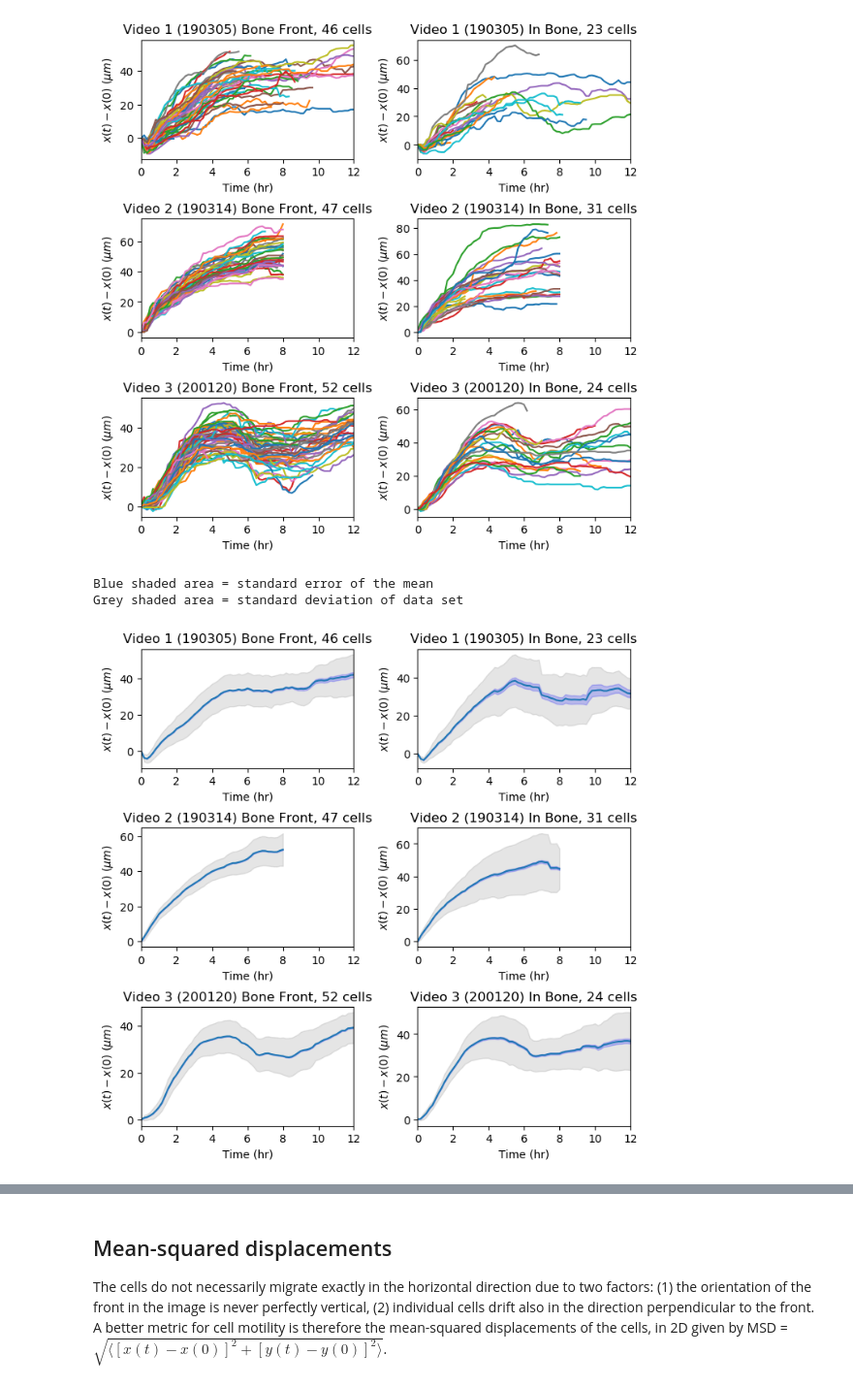
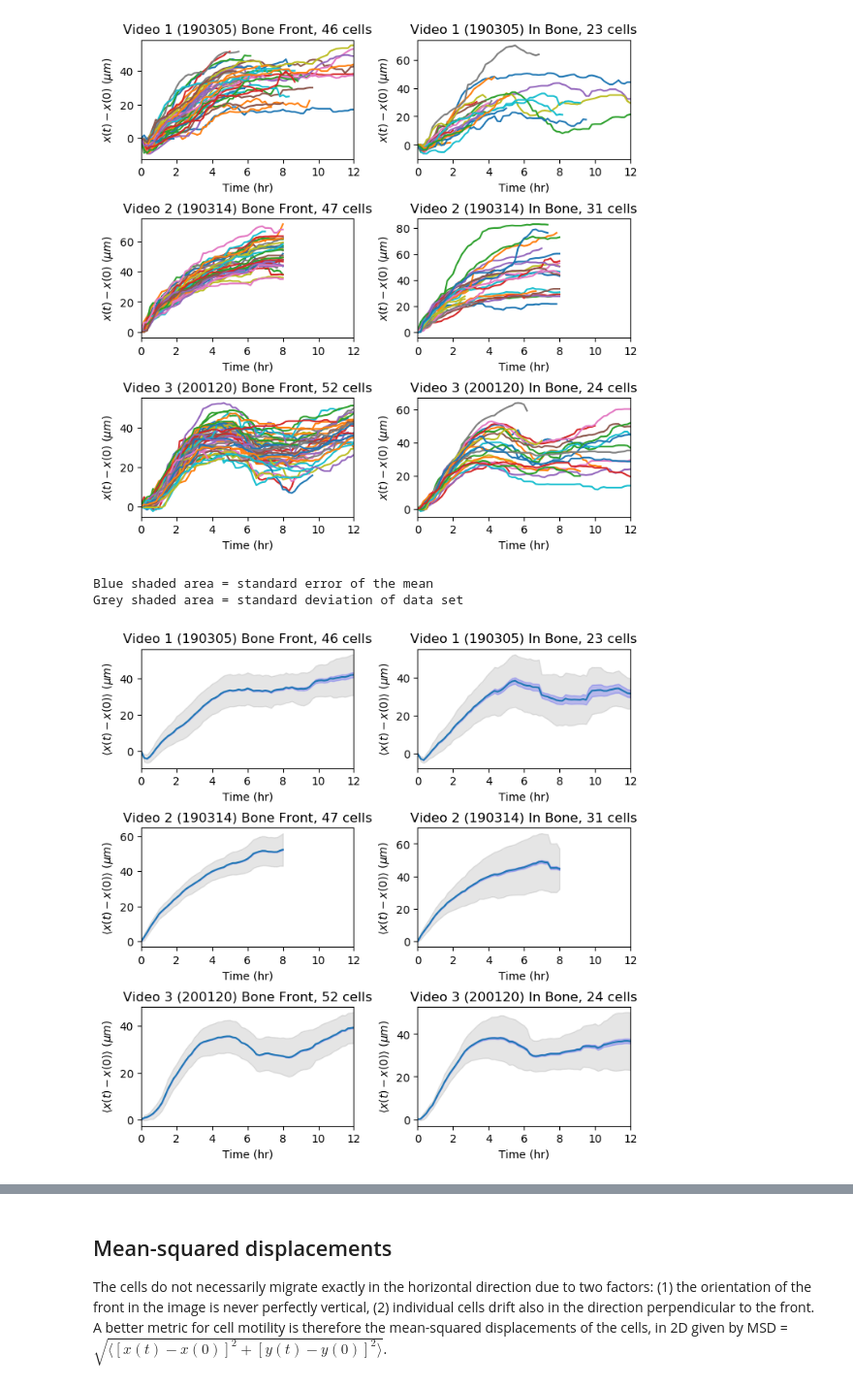
Before and after one commit to YitengDang/For_sharing, a Jupyter notebook: Analyze_single_cell_tracks.ipynb, the cells around one changed output, grey strips where cells are left out. Shown at 97% size. Drawn from its saved outputs; the diff is of its cells as text; code cells hidden in the pictures.

```diff
--- a/Analyze_single_cell_tracks.ipynb
+++ b/Analyze_single_cell_tracks.ipynb
@@ -138,39 +138,46 @@ plt.show()
 [figure]
 # %%
 # --- Average over all cells ---
+# Store for later
+X_displacements_avg_all = [[None, None] for _ in range(N_videos)];
+sem_all_all = [[None, None] for _ in range(N_videos)];
+
 # Plot displacements in horizontal direction vs t
 fig, axs = plt.subplots(N_videos, 2, figsize=(8, 8), dpi=100)
 for i1 in range(N_videos):
     pix_per_micron = pix_per_micron_all[i1];
     for i2 in range(2):
         X_all = X_all_all[i1][i2];
         N_cells = N_cells_all[i1][i2];
-        slices_all = slices_all_all[i1][i2];
-        slices = slices_all[0, :];
+        slices = slices_all_all[i1][i2][0];
 
         # Compute mean
         X_displacements = np.array(list(map(lambda x: x-x[0], X_all)))/pix_per_micron; # units: microns
         X_displacements_avg = np.nanmean(X_displacements, axis=0);
 
         # Compute SEM
         std_all = np.nanstd(X_displacements, axis=0); # Std for each time point
         n_all = np.sum(~np.isnan(X_displacements), axis=0); # no. data points per time point
         sem_all = std_all/n_all;
 
         axs[i1, i2].plot(slices, X_displacements_avg)
         axs[i1, i2].fill_between(slices, X_displacements_avg+std_all, X_displacements_avg-std_all, alpha=0.2, color='gray')
         axs[i1, i2].fill_between(slices, X_displacements_avg+sem_all, X_displacements_avg-sem_all, alpha=0.2, color='b')
         this_title = 'Video {} ({}) {}, {} cells'.format(i1+1, video_labels[i1], names_compare[i2], str(N_cells));
-        axs[i1, i2].set(xlabel='Time (hr)', ylabel='$x(t) - x(0)$ ($\\mu m$)', title=this_title, xlim=[t_lower, 12])
+        axs[i1, i2].set(xlabel='Time (hr)', ylabel='$\\langle x(t) - x(0) \\rangle$ ($\\mu m$)', title=this_title, xlim=[t_lower, 12])
+
+        # store results
+        X_displacements_avg_all[i1][i2] = X_displacements_avg;
+        sem_all_all[i1][i2] = sem_all;
 
 plt.subplots_adjust(hspace=0.5, wspace=0.3)
 
 # print("Net mean velocity over {} hours = {} microns/hr".format(t_upper, round(X_displacements_avg[-1]/t_upper)) )
 print("Blue shaded area = standard error of the mean")
 print("Grey shaded area = standard deviation of data set")
 
 plt.show()
 # %% [output]
 Blue shaded area = standard error of the mean
 Grey shaded area = standard deviation of data set
-[figure, old version]
+[figure, new version]
```
Also changed, not shown: parts of 8 cells of this notebook.
